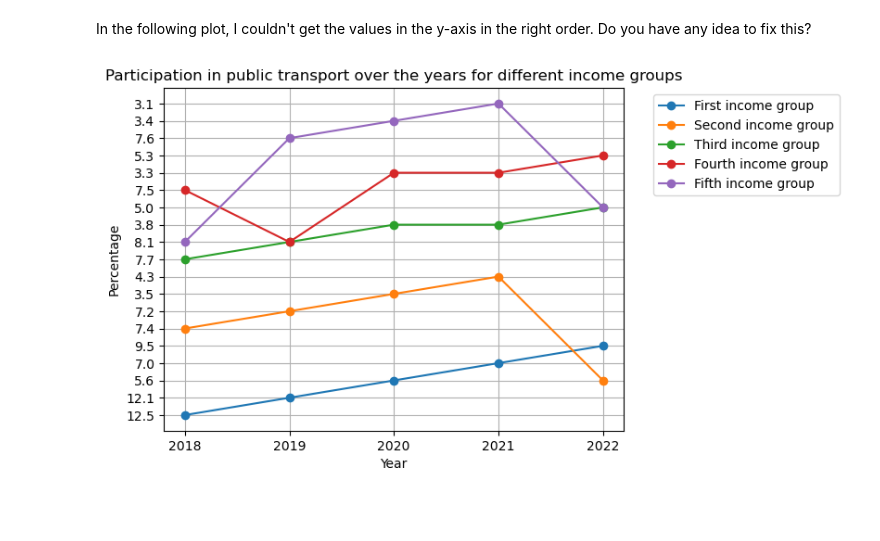
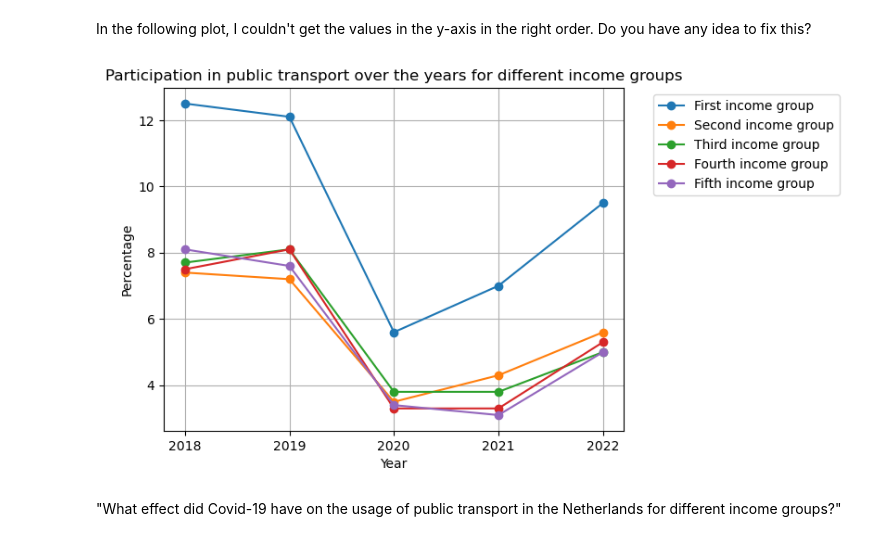
Before and after one commit to driesvmeerwijk/TIL6022-ProjectGroup10, a Jupyter notebook: Subquestion 2.ipynb, the cells around one changed output. Drawn from its saved outputs; the diff is of its cells as text; code cells hidden in the pictures; blank space fills up the shorter version.

```diff
--- a/Subquestion 2.ipynb
+++ b/Subquestion 2.ipynb
@@ -48,22 +49,24 @@ In the following plot, I couldn't get the values in the y-axis in the right orde
 # %%
 first_group_data = df[df['Perioden'] == 'Gestandaardiseerd inkomen: 1e 20%-groep']
 second_group_data = df[df['Perioden'] == 'Gestandaardiseerd inkomen: 2e 20%-groep']
 third_group_data = df[df['Perioden'] == 'Gestandaardiseerd inkomen: 3e 20%-groep']
 fourth_group_data = df[df['Perioden'] == 'Gestandaardiseerd inkomen: 4e 20%-groep']
 fifth_group_data = df[df['Perioden'] == 'Gestandaardiseerd inkomen: 5e 20%-groep']
 
-plt.plot(first_group_data.columns[1:], first_group_data.values[0][1:], label='First income group', marker='o')
-plt.plot(second_group_data.columns[1:], second_group_data.values[0][1:], label='Second income group', marker='o')
-plt.plot(third_group_data.columns[1:], third_group_data.values[0][1:], label='Third income group', marker='o')
-plt.plot(fourth_group_data.columns[1:],fourth_group_data.values[0][1:], label='Fourth income group', marker='o')
-plt.plot(fifth_group_data.columns[1:], fifth_group_data.values[0][1:], label='Fifth income group', marker='o')
+plt.plot(first_group_data.columns[1:], first_group_data.values[0][1:].astype(float), label='First income group', marker='o')
+plt.plot(second_group_data.columns[1:], second_group_data.values[0][1:].astype(float), label='Second income group', marker='o')
+plt.plot(third_group_data.columns[1:], third_group_data.values[0][1:].astype(float), label='Third income group', marker='o')
+plt.plot(fourth_group_data.columns[1:],fourth_group_data.values[0][1:].astype(float), label='Fourth income group', marker='o')
+plt.plot(fifth_group_data.columns[1:], fifth_group_data.values[0][1:].astype(float), label='Fifth income group', marker='o')
 
 plt.xlabel('Year')
 plt.ylabel('Percentage')
 plt.title('Participation in public transport over the years for different income groups')
 
 plt.legend(bbox_to_anchor=(1.05, 1), loc='upper left')
 plt.grid()
 plt.show()
 # %% [output]
-[figure, old version]
+[figure, new version]
+# %% [markdown]
+"What effect did Covid-19 have on the usage of public transport in the Netherlands for different income groups?"
```
Also changed, not shown: parts of 2 cells of this notebook.
